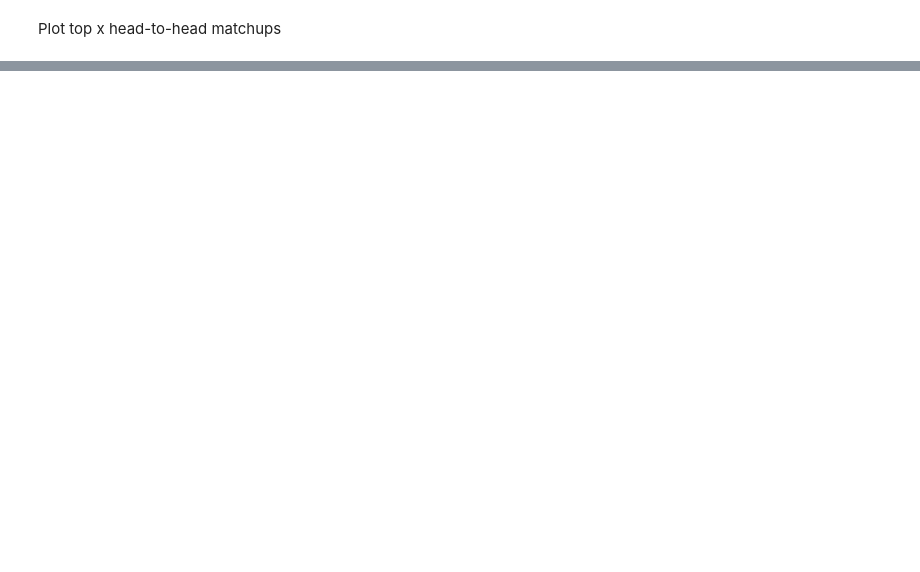
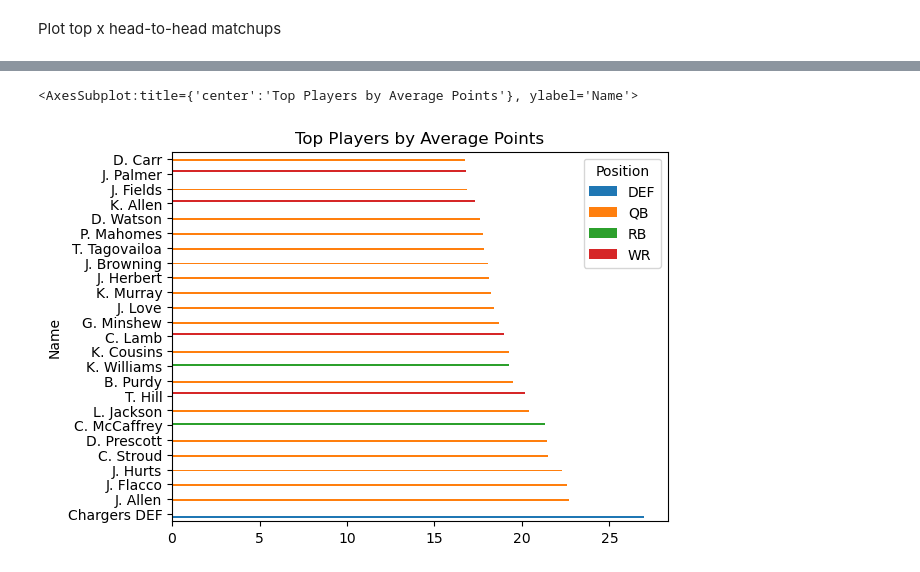
Before and after one commit to draffetseder/FF-Analytics, a Jupyter notebook: Analyse_League_History.ipynb, the cells around one changed output, grey strips where cells are left out. Cells and saved outputs as stored; diff of their text form; code cells hidden in the pictures; blank space fills up the shorter version.

Commit message:
updated years, added some analysis per starting player and position

```diff
--- a/Analyse_League_History.ipynb
+++ b/Analyse_League_History.ipynb
@@ -120,0 +260,42 @@ h2h_top
+# %%
+# Define a list to hold our extracted player data
+player_data = []
+
+# Iterate over each row in the DataFrame
+for _, row in df.iterrows():
+    # Iterate over the columns where player data starts at column 4 and step every 2 columns for names/positions/teams
+    for i in range(3, 25, 2):
+        player_info = row[i]
+        try :
+            points = float(row[i+1])
+        except:
+            print(row[i+1])
+        win = 1 if row['win'] else 0
+        loss = 1 if row['loss'] else 0
+        owner = row['Owner']
+        total = row['Total']
+
+        # Check if player_info is a string to ensure it's valid data
+        if isinstance(player_info, str):
+            # Split the player_info into name, position, and team
+            parts = player_info.split(" - ")
+            name_and_position = parts[0].rsplit(" ", 1)  # Last part is the position, rest is the name
+            if len(parts) > 1:
+                team = parts[1].split(" ")[0]  # Team name might have status codes (e.g., "IA", "IR"), so take the first part
+            else:
+                team = "N/A"  # No team info available
+
+            # Check if name_and_position is correctly split into 2 parts (name, position)
+            if len(name_and_position) == 2:
+                name, position = name_and_position
+                if position == '':
+                    position = 'DEF'
+
+                # Append this player's info as a dictionary to our list
+                player_data.append({"Name": name, "Position": position, "Team": team, "Points": points, "Win": win, "Loss": loss, "Owner": owner, "Total": total})
+            else:
+                print(f"Error parsing player info: {player_info}")
+
+# Convert the list of player
+player_df = pd.DataFrame(player_data)
+player_df
@@ -120,0 +335,6 @@ h2h_top
+# %%
+# same as above but color coded by position
+player_df.groupby(['Name', 'Position']).mean()['Points'].sort_values(ascending=False).head(25).unstack().plot(kind='barh', title='Top Players by Average Points')
+# %% [output]
+<AxesSubplot:title={'center':'Top Players by Average Points'}, ylabel='Name'>
+[figure, added]
```
Also changed, not shown: parts of 28 cells of this notebook, 1 other file.
